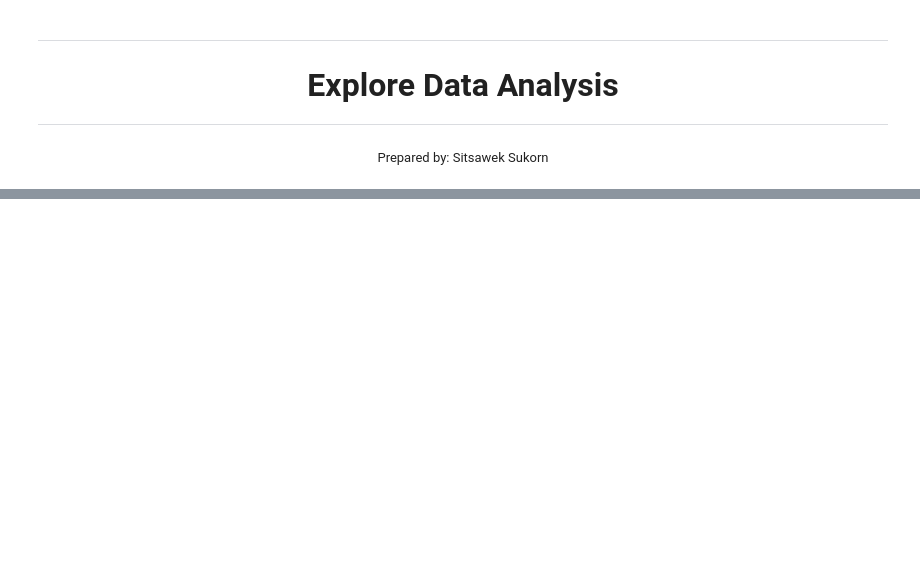
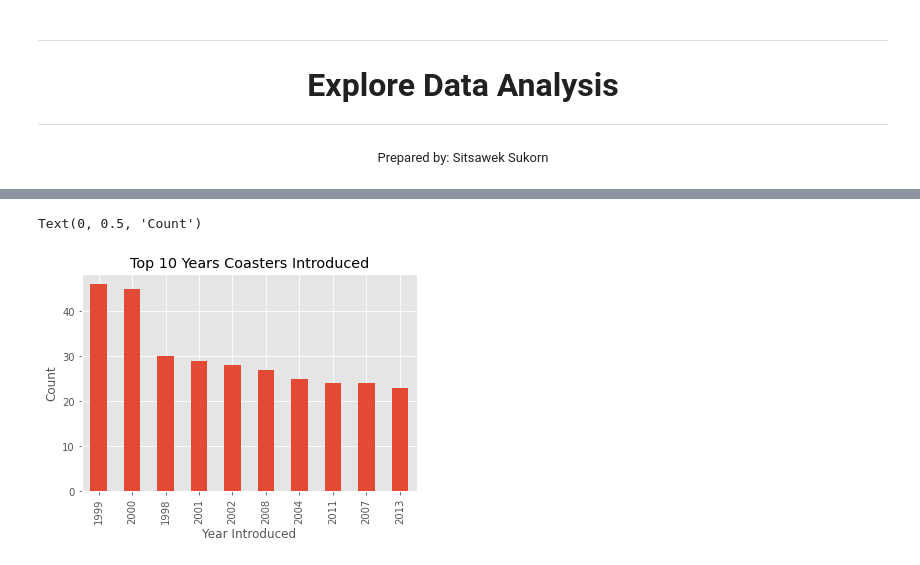
Before and after one commit to sitsawek/EDA, a Jupyter notebook: eda.ipynb, the cells around one changed output, grey strips where cells are left out. Cells and saved outputs as stored; diff of their text form; code cells hidden in the pictures; blank space fills up the shorter version.

```diff
--- a/eda.ipynb
+++ b/eda.ipynb
@@ -30,0 +157,2 @@ df.head()
+# %%
+df['opening_date_clean'] = pd.to_datetime(df['opening_date_clean'])
@@ -30,0 +177,9 @@ df.head()
+# %%
+# Rename columns
+df = df.rename(columns={'Location': 'location',
+'Status':'status',
+'Manufacturer':'manufacturer',
+'Type_Main':'type_main',
+'Inversions_clean':'inversions',
+'Gforce_clean':'gforce',
+'opening_date_clean':'opening_date'})
@@ -30,0 +249,3 @@ df.head()
+# %%
+df = df.loc[~df.duplicated(subset=['coaster_name', 'location', 'opening_date'])]\
+    .reset_index(drop=True)
@@ -30,0 +274,9 @@ df.head()
+# %%
+ax = df['year_introduced'].value_counts()\
+    .head(10)\
+    .plot(kind='bar', title='Top 10 Years Coasters Introduced')
+ax.set_xlabel('Year Introduced')
+ax.set_ylabel('Count')
+# %% [output]
+Text(0, 0.5, 'Count')
+[figure, added]
```
Also changed, not shown: parts of 37 cells of this notebook.
